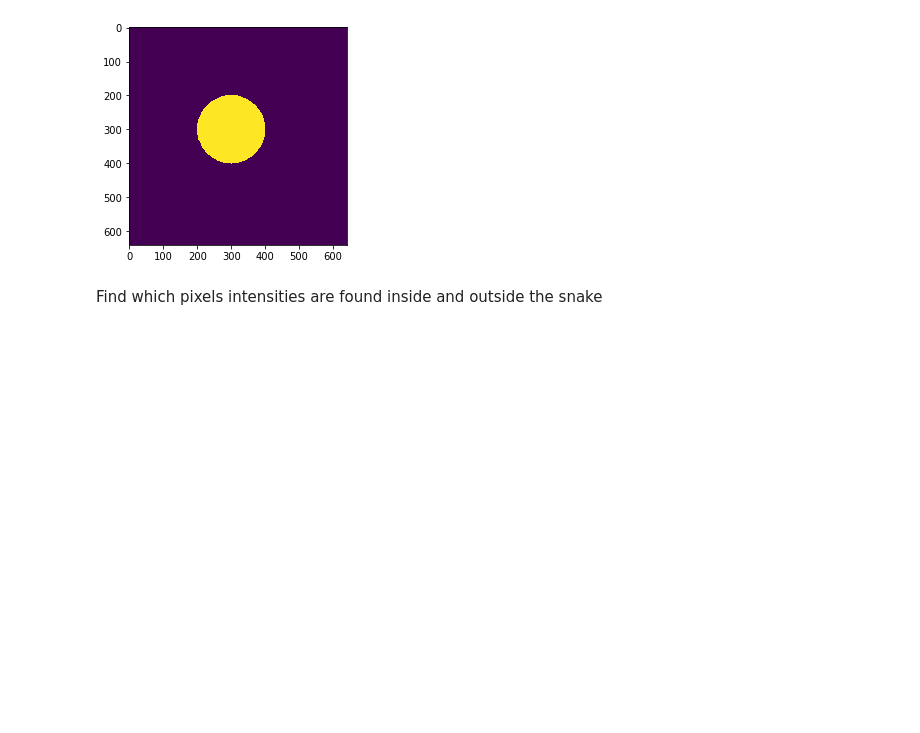
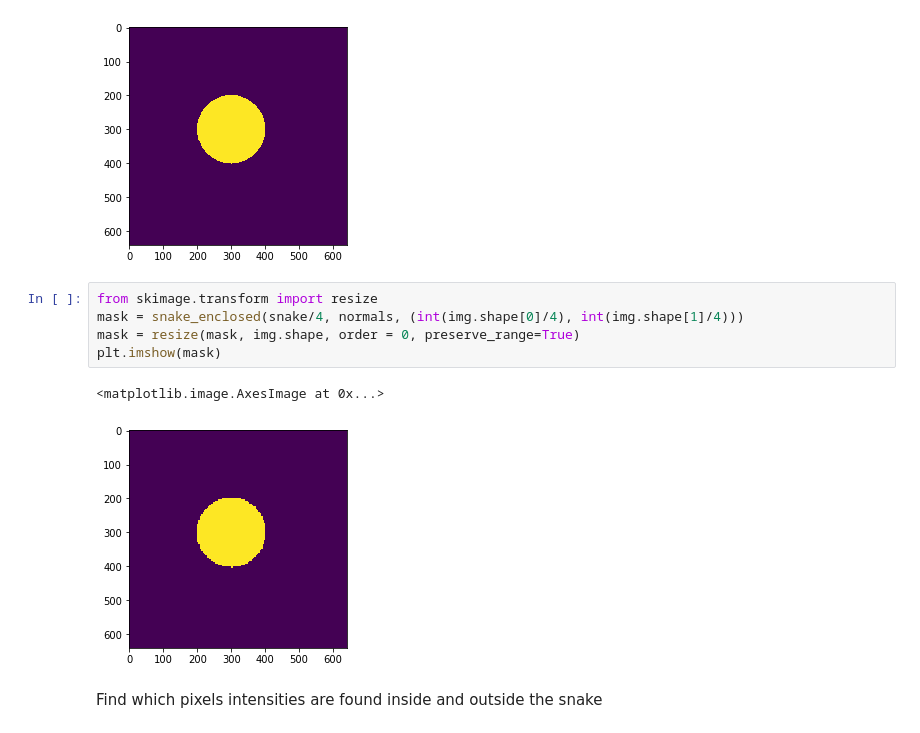
Before and after one commit to Charlottetheis/AIA, a Jupyter notebook: Jacob.ipynb, the cells around one changed output. Saved outputs shown, nothing was run; the diff lists cells and outputs as text; blank space fills up the shorter version.

Commit message:
Speed optimized finding countour mask

```diff
--- a/Jacob.ipynb
+++ b/Jacob.ipynb
@@ -85,6 +85,14 @@ plt.imshow(mask)
 # %% [output]
 <matplotlib.image.AxesImage at 0x...>
 [figure]
+# %%
+from skimage.transform import resize
+mask = snake_enclosed(snake/4, normals, (int(img.shape[0]/4), int(img.shape[1]/4)))
+mask = resize(mask, img.shape, order = 0, preserve_range=True)
+plt.imshow(mask)
+# %% [output]
+<matplotlib.image.AxesImage at 0x...>
+[figure, added]
 # %% [markdown]
 Find which pixels intensities are found inside and outside the snake
 # %%
```
Also changed, not shown: parts of 2 cells of this notebook.
